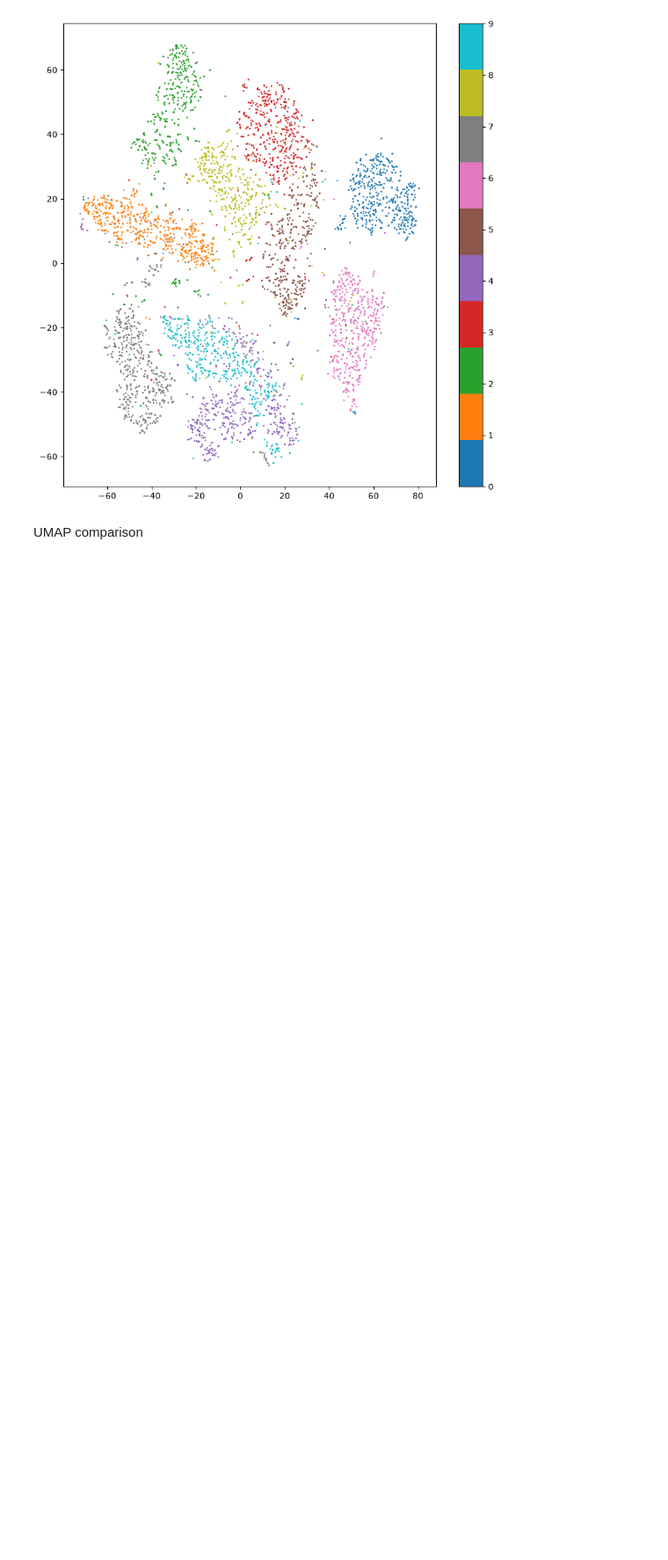
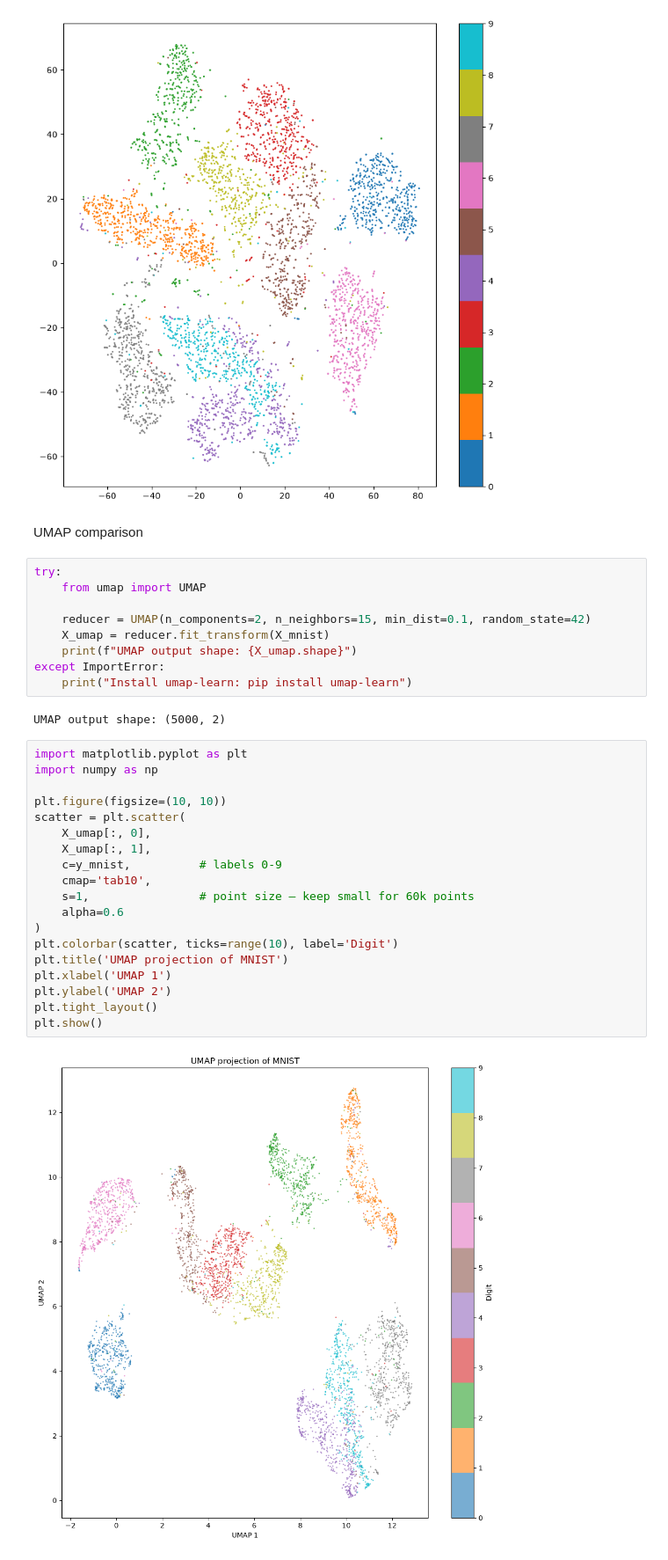
Before and after one commit to Saransh-Basu-01/AI_Engineering, a Jupyter notebook: Math_Fundamentals/Dimensionality_Reduction/PCA.ipynb, the cells around one changed output. Shown at 88% size. Saved outputs shown, nothing was run; the diff lists cells and outputs as text; blank space fills up the shorter version.

Commit message:
umap

```diff
--- a/Math_Fundamentals/Dimensionality_Reduction/PCA.ipynb
+++ b/Math_Fundamentals/Dimensionality_Reduction/PCA.ipynb
@@ -114,3 +114,35 @@ plt.show()
 [figure]
 # %% [markdown]
  UMAP comparison
+# %%
+try:
+    from umap import UMAP
+
+    reducer = UMAP(n_components=2, n_neighbors=15, min_dist=0.1, random_state=42)
+    X_umap = reducer.fit_transform(X_mnist)
+    print(f"UMAP output shape: {X_umap.shape}")
+except ImportError:
+    print("Install umap-learn: pip install umap-learn")
+# %% [output]
+UMAP output shape: (5000, 2)
+# %%
+import matplotlib.pyplot as plt
+import numpy as np
+
+plt.figure(figsize=(10, 10))
+scatter = plt.scatter(
+    X_umap[:, 0],
+    X_umap[:, 1],
+    c=y_mnist,          # labels 0-9
+    cmap='tab10',
+    s=1,                # point size — keep small for 60k points
+    alpha=0.6
+)
+plt.colorbar(scatter, ticks=range(10), label='Digit')
+plt.title('UMAP projection of MNIST')
+plt.xlabel('UMAP 1')
+plt.ylabel('UMAP 2')
+plt.tight_layout()
+plt.show()
+# %% [output]
+[figure, added]
```
Also changed, not shown: parts of 1 cell of this notebook.
